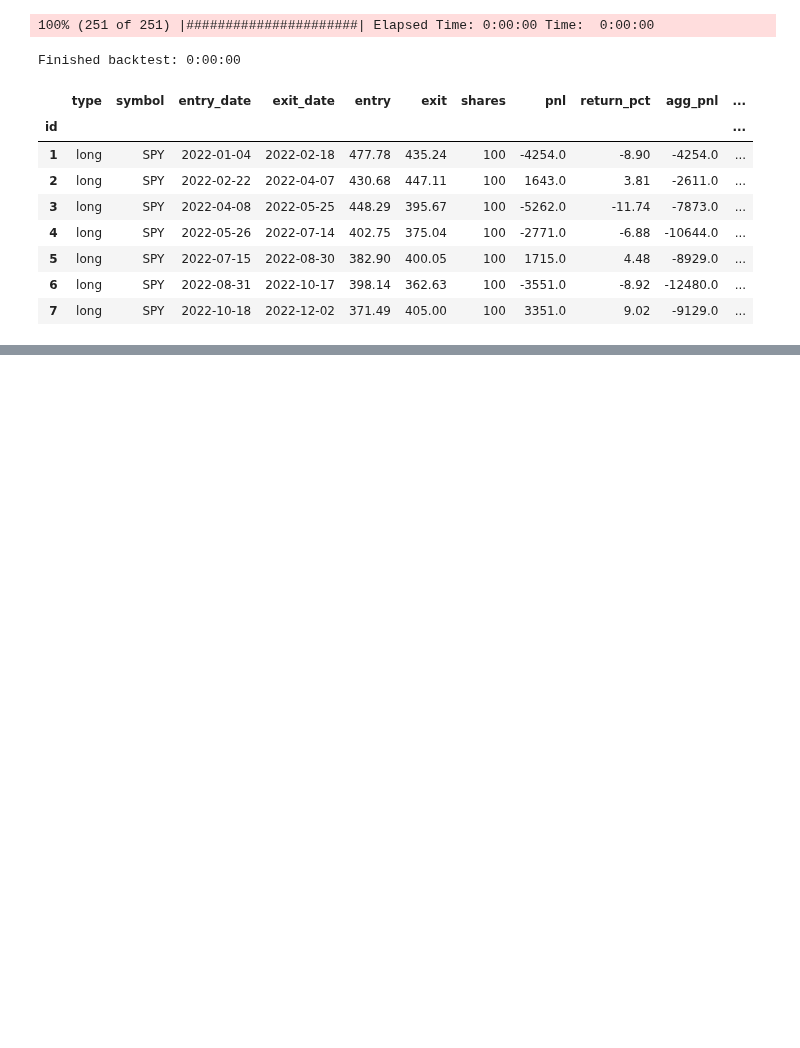
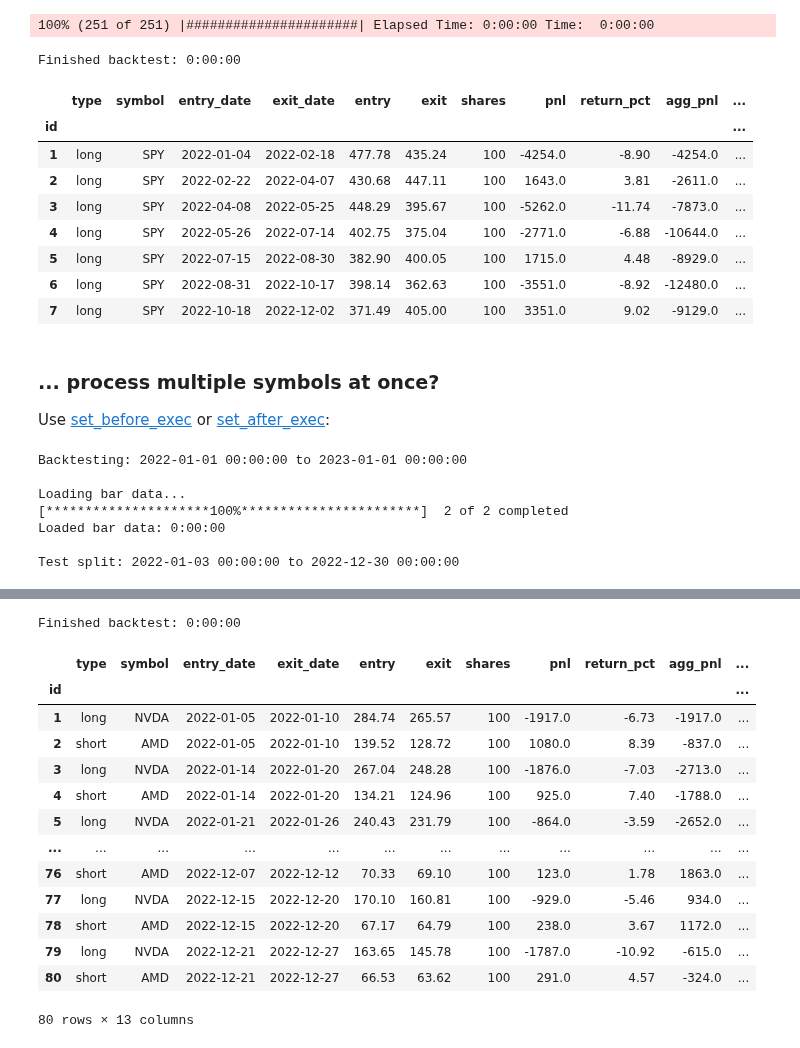
Before and after one commit to edtechre/pybroker, a Jupyter notebook: docs/notebooks/FAQs.ipynb, the cells around one changed output, grey strips where cells are left out. Saved outputs shown, nothing was run; the diff lists cells and outputs as text; code cells hidden in the pictures; blank space fills up the shorter version.

Commit message:
Update FAQs.ipynb
Add examples for processing multiple symbols and annualizing the Sharpe Ratio.

```diff
--- a/docs/notebooks/FAQs.ipynb
+++ b/docs/notebooks/FAQs.ipynb
@@ -244,3 +244,34 @@ Finished backtest: 0:00:00
 | 5 | long | SPY | 2022-07-15 | 2022-08-30 | 382.90 | 400.05 | 100 | 1715.0 | 4.48 | -8929.0 | ... |
 | 6 | long | SPY | 2022-08-31 | 2022-10-17 | 398.14 | 362.63 | 100 | -3551.0 | -8.92 | -12480.0 | ... |
 | 7 | long | SPY | 2022-10-18 | 2022-12-02 | 371.49 | 405.00 | 100 | 3351.0 | 9.02 | -9129.0 | ... |
+# %% [markdown]
+### ... process multiple symbols at once?
+
+Use [set_before_exec](https://www.pybroker.com/en/latest/reference/pybroker.strategy.html#pybroker.strategy.Strategy.set_before_exec) or [set_after_exec](https://www.pybroker.com/en/latest/reference/pybroker.strategy.html#pybroker.strategy.Strategy.set_after_exec):
+# %%
+from pybroker import ExecContext, Strategy, YFinance
+
+def long_short_fn(ctxs: dict[str, ExecContext]):
+    nvda_ctx = ctxs['NVDA']
+    amd_ctx = ctxs['AMD']
+    if nvda_ctx.long_pos() or amd_ctx.short_pos():
+        return
+    if nvda_ctx.bars >= 2 and nvda_ctx.close[-1] < nvda_ctx.low[-2]:
+        nvda_ctx.buy_shares = 100
+        nvda_ctx.hold_bars = 3
+        amd_ctx.sell_shares = 100
+        amd_ctx.hold_bars = 3
+
+strategy = Strategy(YFinance(), start_date='1/1/2022', end_date='1/1/2023')
+strategy.add_execution(None, ['NVDA', 'AMD'])
+strategy.set_after_exec(long_short_fn)
+result = strategy.backtest(calc_bootstrap=False)
+result.trades
+# %% [output]
+Backtesting: 2022-01-01 00:00:00 to 2023-01-01 00:00:00
+
+Loading bar data...
+[*********************100%***********************]  2 of 2 completed
+Loaded bar data: 0:00:00
+
+Test split: 2022-01-03 00:00:00 to 2022-12-30 00:00:00
@@ -246,0 +279,15 @@ Finished backtest: 0:00:00
+Finished backtest: 0:00:00
+|  | type | symbol | entry_date | exit_date | entry | exit | shares | pnl | return_pct | agg_pnl | ... |
+| id |  |  |  |  |  |  |  |  |  |  | ... |
+| 1 | long | NVDA | 2022-01-05 | 2022-01-10 | 284.74 | 265.57 | 100 | -1917.0 | -6.73 | -1917.0 | ... |
+| 2 | short | AMD | 2022-01-05 | 2022-01-10 | 139.52 | 128.72 | 100 | 1080.0 | 8.39 | -837.0 | ... |
+| 3 | long | NVDA | 2022-01-14 | 2022-01-20 | 267.04 | 248.28 | 100 | -1876.0 | -7.03 | -2713.0 | ... |
+| 4 | short | AMD | 2022-01-14 | 2022-01-20 | 134.21 | 124.96 | 100 | 925.0 | 7.40 | -1788.0 | ... |
+| 5 | long | NVDA | 2022-01-21 | 2022-01-26 | 240.43 | 231.79 | 100 | -864.0 | -3.59 | -2652.0 | ... |
+| ... | ... | ... | ... | ... | ... | ... | ... | ... | ... | ... | ... |
+| 76 | short | AMD | 2022-12-07 | 2022-12-12 | 70.33 | 69.10 | 100 | 123.0 | 1.78 | 1863.0 | ... |
+| 77 | long | NVDA | 2022-12-15 | 2022-12-20 | 170.10 | 160.81 | 100 | -929.0 | -5.46 | 934.0 | ... |
+| 78 | short | AMD | 2022-12-15 | 2022-12-20 | 67.17 | 64.79 | 100 | 238.0 | 3.67 | 1172.0 | ... |
+| 79 | long | NVDA | 2022-12-21 | 2022-12-27 | 163.65 | 145.78 | 100 | -1787.0 | -10.92 | -615.0 | ... |
+| 80 | short | AMD | 2022-12-21 | 2022-12-27 | 66.53 | 63.62 | 100 | 291.0 | 4.57 | -324.0 | ... |
+80 rows × 13 columns
```
Also changed, not shown: parts of 3 cells of this notebook.
